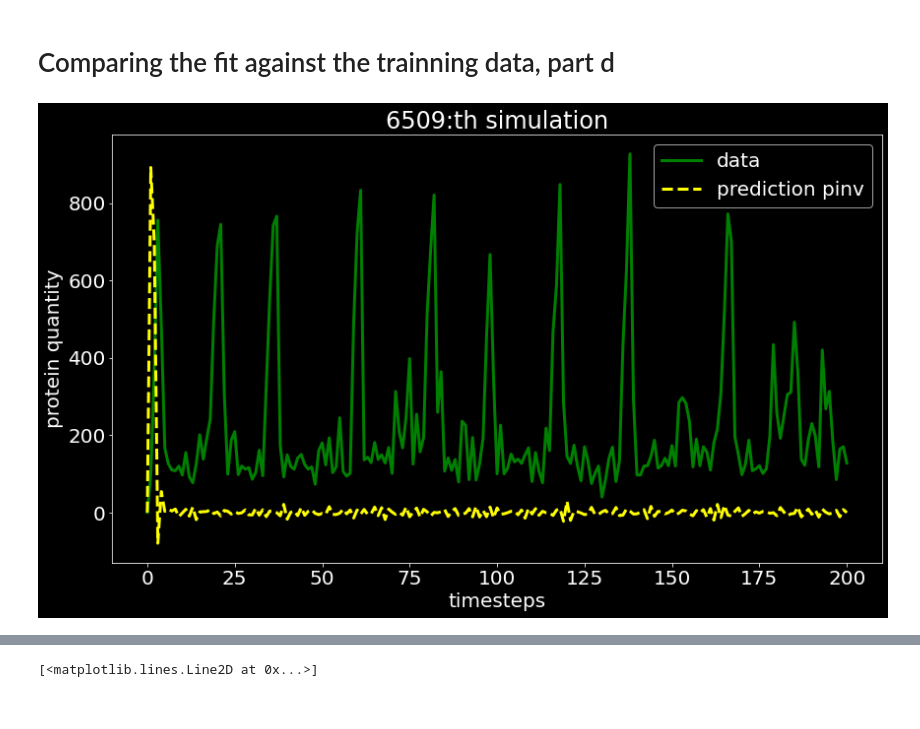
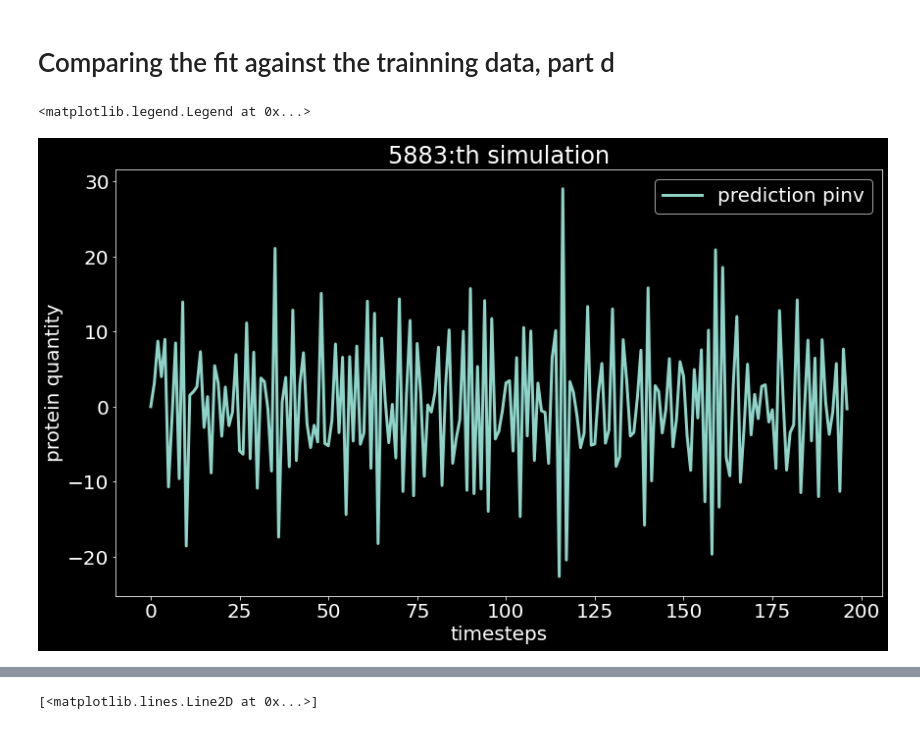
Before and after one commit to SunAndClouds/BlackyCat, a Jupyter notebook: Project BC.ipynb, the cells around one changed output, grey strips where cells are left out. Drawn from its saved outputs; the diff is of its cells as text; code cells hidden in the pictures.

```diff
--- a/Project BC.ipynb
+++ b/Project BC.ipynb
@@ -156,12 +146,19 @@ df#.to_numpy().flatten()
 # %% [markdown]
 # Comparing the fit against the trainning data, part d
 # %%
+def alog(x):
+    return np.log(1 + np.abs(x))
+
+# for _ in range(10):
 i = np.random.choice(range(10000))
 plt.title(f"{i}:th simulation")
-plt.plot(X[i], label="data", color="green", lw=3)
-plt.plot(theta[i]@W_pinv.T, "--", color="yellow", lw=3, label="prediction pinv")
+C_pred = theta[i]@W_pinv.T
+C_pred_filtered = C_pred[ np.abs(C_pred) < 40] # with peaks removed
+# plt.plot(X[i], label="data", color="green", lw=3)
+plt.plot(C_pred_filtered, "-", lw=3, label="prediction pinv")
 plt.xlabel("timesteps"), plt.ylabel("protein quantity")
 plt.legend()
-plt.savefig(f"figures for part d\simulation number {i}.png");
+# plt.savefig(f"figures for part d\simulation number {i}.png");
 # %% [output]
+<matplotlib.legend.Legend at 0x...>
-[figure, old version]
+[figure, new version]
```
Also changed, not shown: parts of 4 cells of this notebook.
